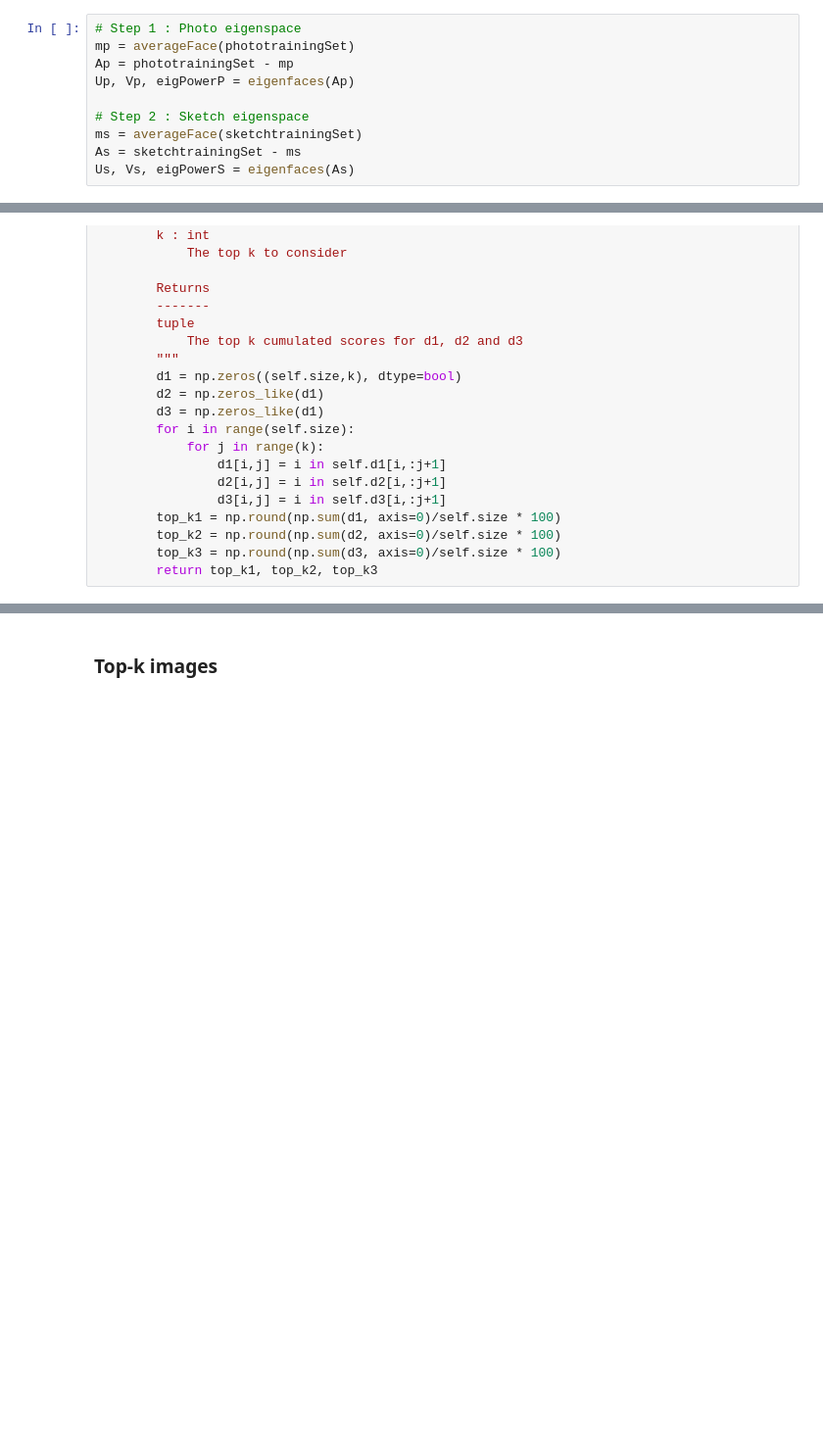
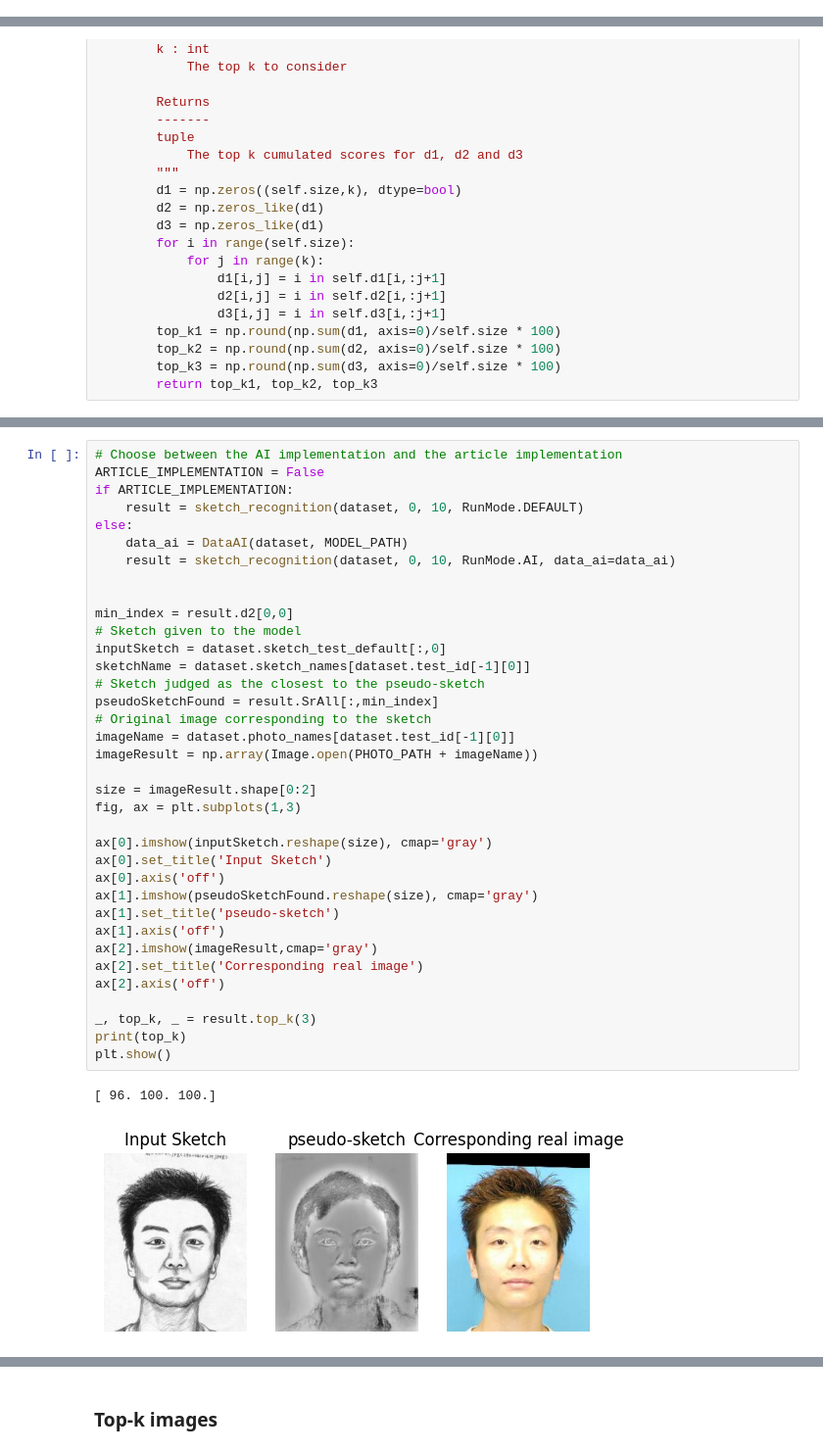
Before and after one commit to Clemflannagahn/INF8801A-Projet, a Jupyter notebook: implementation.ipynb, the cells around one changed output, grey strips where cells are left out. Shown at 98% size. Cells and saved outputs as stored; diff of their text form; blank space fills up the shorter version.

Commit message:
[WIP] Factorizing AI, Eigenfaces and regular code

```diff
--- a/implementation.ipynb
+++ b/implementation.ipynb
@@ -365,13 +347,3 @@ else :
-# %%
-# Step 1 : Photo eigenspace
-mp = averageFace(phototrainingSet)
-Ap = phototrainingSet - mp
-Up, Vp, eigPowerP = eigenfaces(Ap)
-
-# Step 2 : Sketch eigenspace
-ms = averageFace(sketchtrainingSet)
-As = sketchtrainingSet - ms
-Us, Vs, eigPowerS = eigenfaces(As)
 # %% [markdown]
 ### Étape 3 : deux cas possibles en fonction de si utilisation d'IA ou de l'implémentation directe de l'article
 # %% [markdown]
@@ -536,3 +580,42 @@ plt.show()
+# %%
+# Choose between the AI implementation and the article implementation
+ARTICLE_IMPLEMENTATION = False
+if ARTICLE_IMPLEMENTATION:
+    result = sketch_recognition(dataset, 0, 10, RunMode.DEFAULT)
+else:
+    data_ai = DataAI(dataset, MODEL_PATH)
+    result = sketch_recognition(dataset, 0, 10, RunMode.AI, data_ai=data_ai)
+
+
+min_index = result.d2[0,0]
+# Sketch given to the model
+inputSketch = dataset.sketch_test_default[:,0]
+sketchName = dataset.sketch_names[dataset.test_id[-1][0]]
+# Sketch judged as the closest to the pseudo-sketch
+pseudoSketchFound = result.SrAll[:,min_index]
+# Original image corresponding to the sketch
+imageName = dataset.photo_names[dataset.test_id[-1][0]]
+imageResult = np.array(Image.open(PHOTO_PATH + imageName))
+
+size = imageResult.shape[0:2]
+fig, ax = plt.subplots(1,3)
+
+ax[0].imshow(inputSketch.reshape(size), cmap='gray')
+ax[0].set_title('Input Sketch')
+ax[0].axis('off')
+ax[1].imshow(pseudoSketchFound.reshape(size), cmap='gray')
+ax[1].set_title('pseudo-sketch')
+ax[1].axis('off')
+ax[2].imshow(imageResult,cmap='gray')
+ax[2].set_title('Corresponding real image')
+ax[2].axis('off')
+
+_, top_k, _ = result.top_k(3)
+print(top_k)
+plt.show()
+# %% [output]
+[ 96. 100. 100.]
+[figure, added]
 # %%
 def plot_sk_recognition(in_sketch, in_photo, SrAll, PrAll, argmins: np.ndarray):
     size = (250, 200)
```
Also changed, not shown: parts of 18 cells of this notebook, 1 other file.
